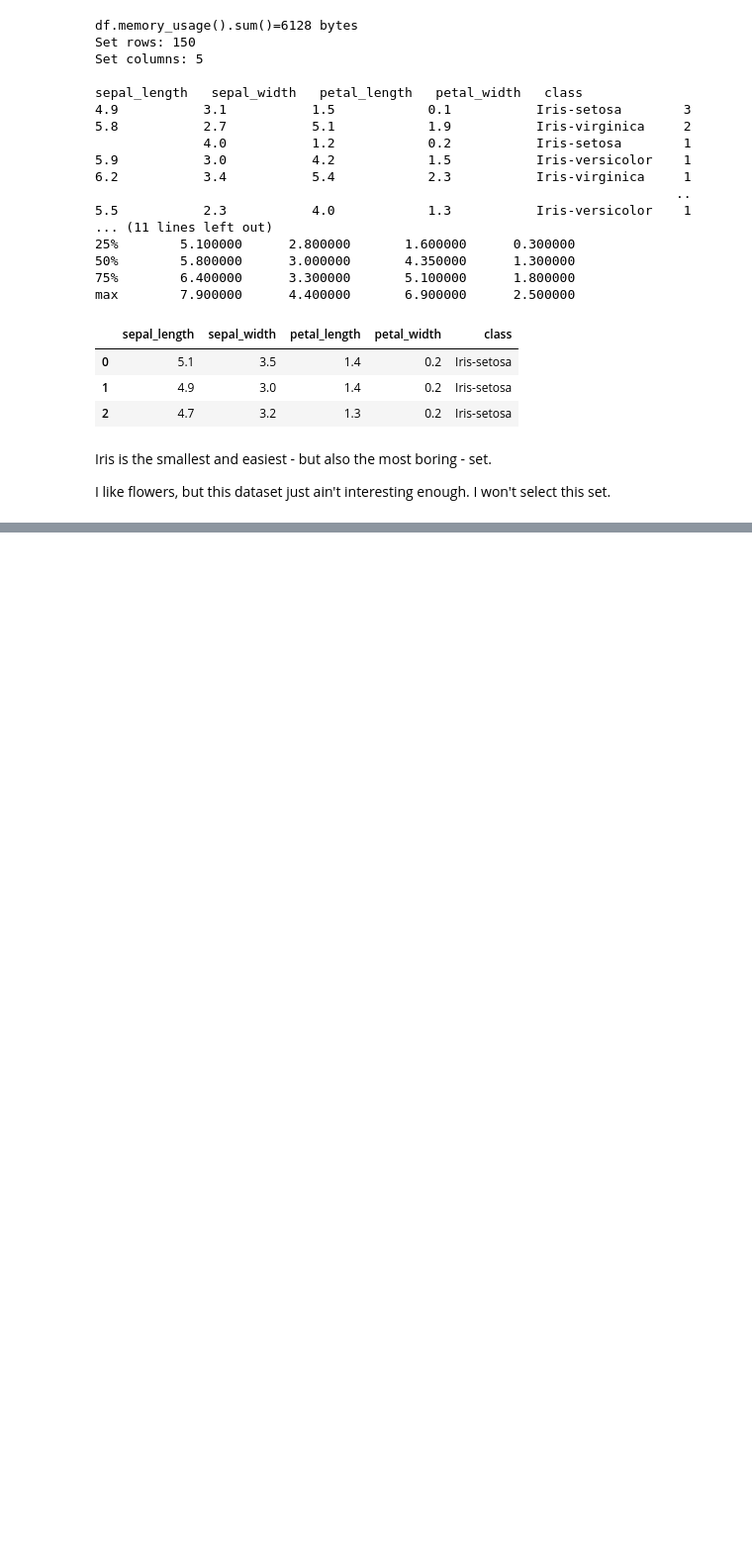
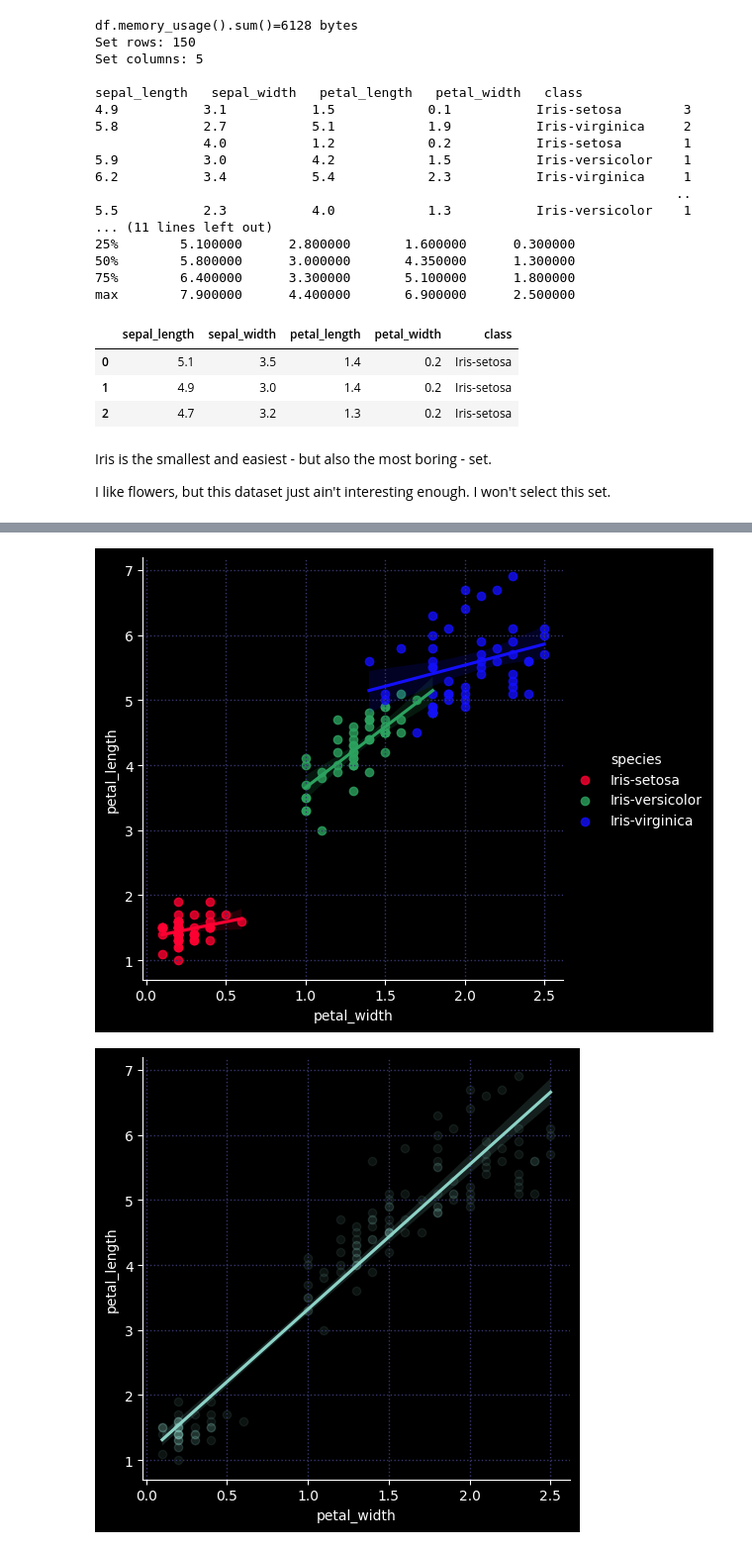
Before and after one commit to wlinds/statistics, a Jupyter notebook: Rapport/rapport.ipynb, the cells around one changed output, grey strips where cells are left out. Shown at 99% size. Saved outputs shown, nothing was run; the diff lists cells and outputs as text; code cells hidden in the pictures; blank space fills up the shorter version.

```diff
--- a/Rapport/rapport.ipynb
+++ b/Rapport/rapport.ipynb
@@ -138,0 +381,13 @@ I like flowers, but this dataset just ain't interesting enough. I won't select t
+# %%
+petal_lmplot = sns.lmplot(iris, y='petal_length', x='petal_width', hue='species', palette=colp.values())
+
+plt.grid(color='#36366f', linestyle=':', linewidth=1)
+plt.show()
+
+sns.lmplot(iris, y="petal_length", x="petal_width", scatter_kws = dict(alpha = 0.09))
+
+plt.grid(color='#36366f', linestyle=':', linewidth=1)
+plt.show()
+# %% [output]
+[figure, added]
+[figure, added]
```
Also changed, not shown: parts of 23 cells of this notebook.
